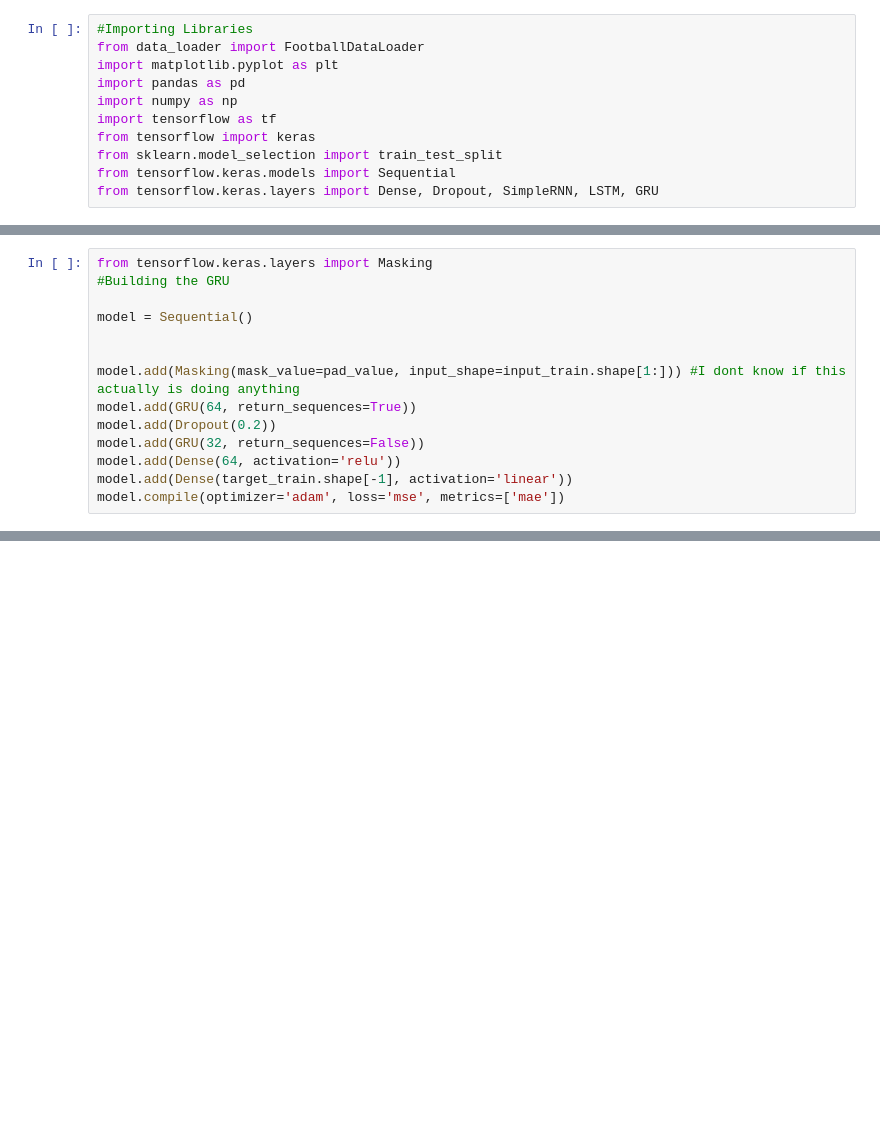
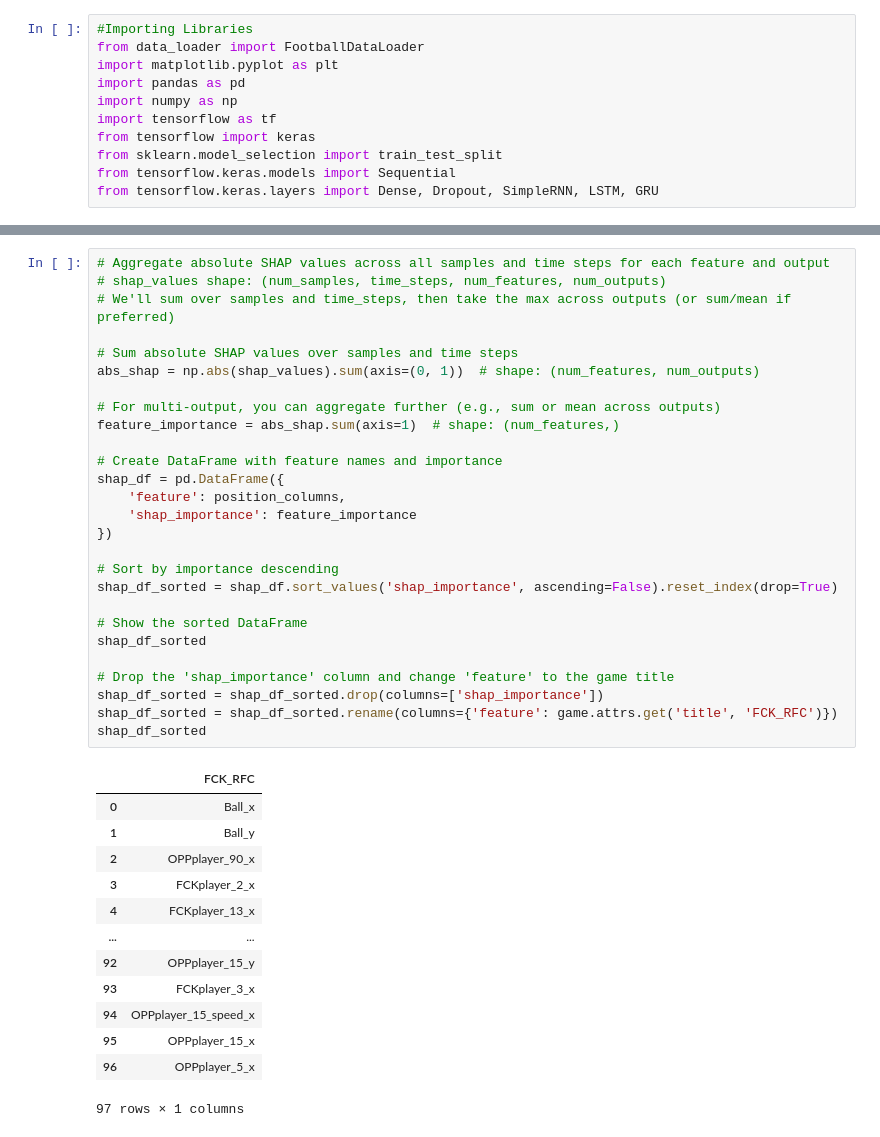
Before and after one commit to adiguzeldeniz/ekip_makine, a Jupyter notebook: i_hate_this.ipynb, the cells around one changed output, grey strips where cells are left out. Drawn from its saved outputs; the diff is of its cells as text; blank space fills up the shorter version.

Commit message:
the shap files. vscode is being weird so ill push to make sure theyre somewhere

```diff
--- a/i_hate_this.ipynb
+++ b/i_hate_this.ipynb
@@ -143,14 +189,0 @@ input_train.shape, target_train.shape, input_test.shape, target_test.shape
-# %%
-from tensorflow.keras.layers import Masking
-#Building the GRU
-
-model = Sequential()
-
-
-model.add(Masking(mask_value=pad_value, input_shape=input_train.shape[1:])) #I dont know if this actually is doing anything
-model.add(GRU(64, return_sequences=True))
-model.add(Dropout(0.2))
-model.add(GRU(32, return_sequences=False))
-model.add(Dense(64, activation='relu'))
-model.add(Dense(target_train.shape[-1], activation='linear'))
-model.compile(optimizer='adam', loss='mse', metrics=['mae'])
@@ -199,0 +333,41 @@ RMSE (Y): 0.2689
+# %%
+# Aggregate absolute SHAP values across all samples and time steps for each feature and output
+# shap_values shape: (num_samples, time_steps, num_features, num_outputs)
+# We'll sum over samples and time_steps, then take the max across outputs (or sum/mean if preferred)
+
+# Sum absolute SHAP values over samples and time steps
+abs_shap = np.abs(shap_values).sum(axis=(0, 1))  # shape: (num_features, num_outputs)
+
+# For multi-output, you can aggregate further (e.g., sum or mean across outputs)
+feature_importance = abs_shap.sum(axis=1)  # shape: (num_features,)
+
+# Create DataFrame with feature names and importance
+shap_df = pd.DataFrame({
+    'feature': position_columns,
+    'shap_importance': feature_importance
+})
+
+# Sort by importance descending
+shap_df_sorted = shap_df.sort_values('shap_importance', ascending=False).reset_index(drop=True)
+
+# Show the sorted DataFrame
+shap_df_sorted
+
+# Drop the 'shap_importance' column and change 'feature' to the game title
+shap_df_sorted = shap_df_sorted.drop(columns=['shap_importance'])
+shap_df_sorted = shap_df_sorted.rename(columns={'feature': game.attrs.get('title', 'FCK_RFC')})
+shap_df_sorted
+# %% [output]
+|  | FCK_RFC |
+| 0 | Ball_x |
+| 1 | Ball_y |
+| 2 | OPPplayer_90_x |
+| 3 | FCKplayer_2_x |
+| 4 | FCKplayer_13_x |
+| ... | ... |
+| 92 | OPPplayer_15_y |
+| 93 | FCKplayer_3_x |
+| 94 | OPPplayer_15_speed_x |
+| 95 | OPPplayer_15_x |
+| 96 | OPPplayer_5_x |
+97 rows × 1 columns
```
Also changed, not shown: parts of 17 cells of this notebook, 24 other files.
